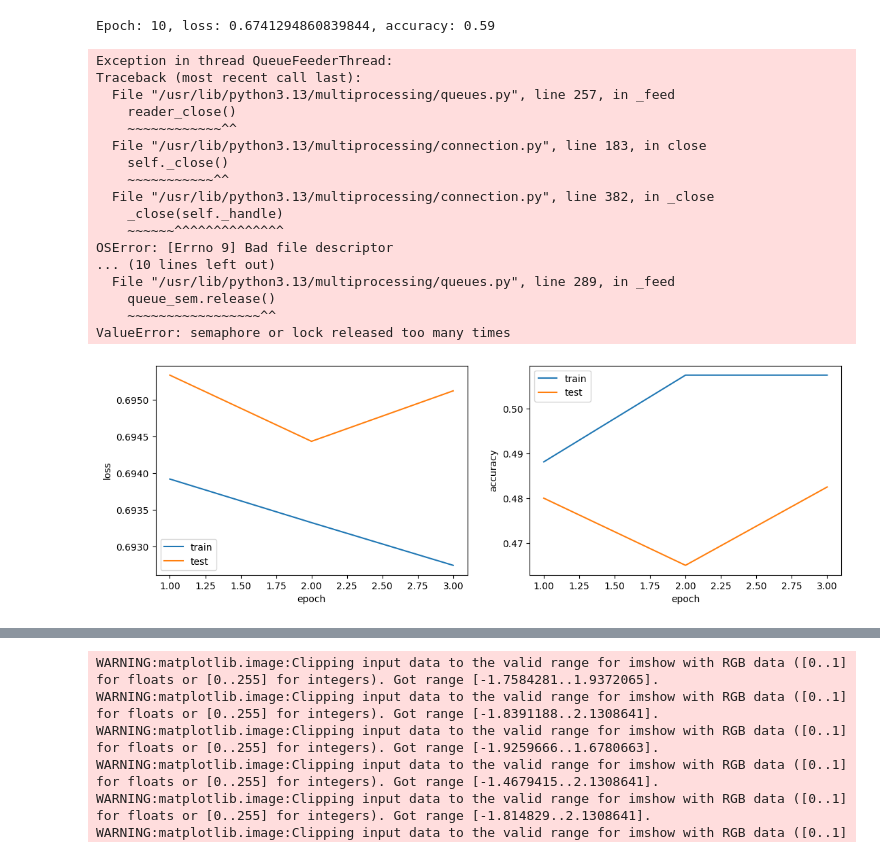
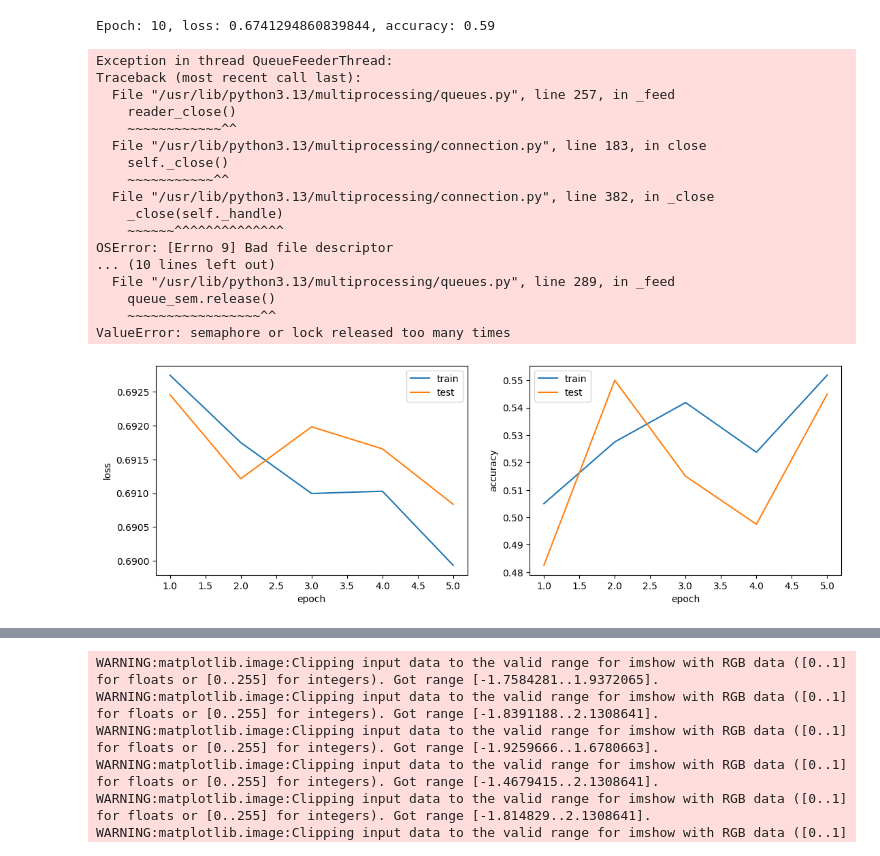
Before and after one commit to k1-r1ll/pytorch, a Jupyter notebook: pytorch4_collab.ipynb, the cells around one changed output, grey strips where cells are left out. Drawn from its saved outputs; the diff is of its cells as text; code cells hidden in the pictures.

```diff
--- a/pytorch4_collab.ipynb
+++ b/pytorch4_collab.ipynb
@@ -235,3 +235,8 @@ test_dataset = ImageFolder(
     "data/cats_and_dogs_filtered/validation",
     transform = test_transform
 )
+# %%
+# Проверить просто размер папок
+x = !ls data/cats_and_dogs_filtered/train/cats
+y = !ls data/cats_and_dogs_filtered/train/dogs
+len(x), len(y)
@@ -397,34 +404,34 @@ history = train(
 [figure]
 Epoch: 10, loss: 0.6741294860839844, accuracy: 0.59
 # %%
-NUM_EPOCH = 3
+NUM_EPOCH = 5
 model_cnn = SimpleCNN(num_classes=2).to(device)
 criterion = nn.CrossEntropyLoss()
 optimizer = torch.optim.SGD(model_cnn.parameters(), lr=0.01, momentum=0)
 
 history = train(
 
     model_cnn, optimizer, criterion,
     train_loader, val_loader,
     NUM_EPOCH
 
 )
 # %% [output]
 Exception in thread QueueFeederThread:
 Traceback (most recent call last):
   File "/usr/lib/python3.13/multiprocessing/queues.py", line 257, in _feed
     reader_close()
     ~~~~~~~~~~~~^^
   File "/usr/lib/python3.13/multiprocessing/connection.py", line 183, in close
     self._close()
     ~~~~~~~~~~~^^
   File "/usr/lib/python3.13/multiprocessing/connection.py", line 382, in _close
     _close(self._handle)
     ~~~~~~^^^^^^^^^^^^^^
 OSError: [Errno 9] Bad file descriptor
 ... (10 lines left out)
   File "/usr/lib/python3.13/multiprocessing/queues.py", line 289, in _feed
     queue_sem.release()
     ~~~~~~~~~~~~~~~~~^^
 ValueError: semaphore or lock released too many times
-[figure, old version]
+[figure, new version]
```
Also changed, not shown: parts of 16 cells of this notebook.
